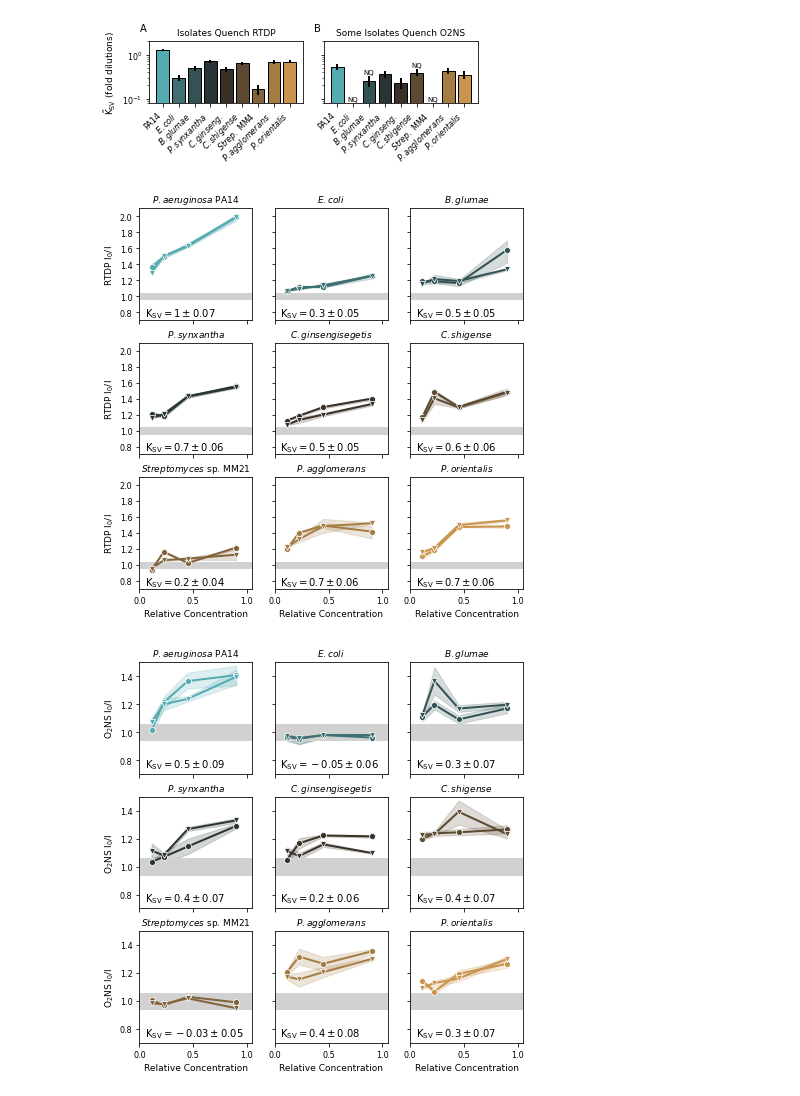
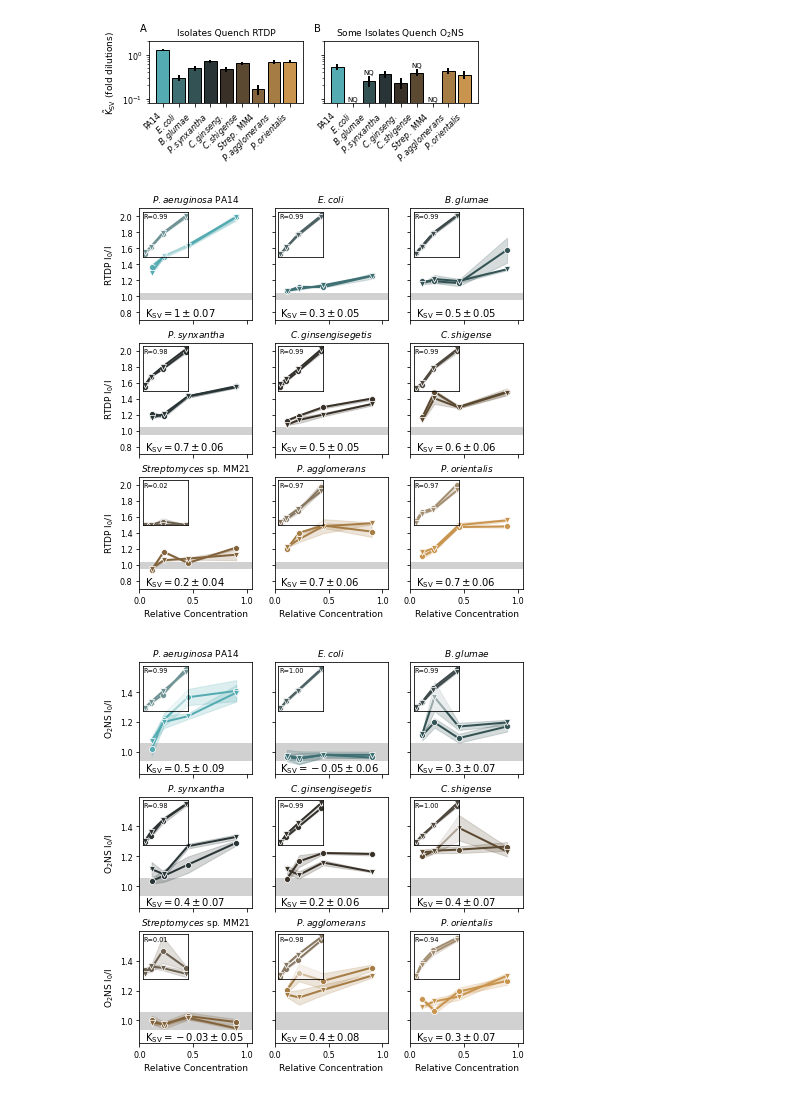
Before and after one commit to flamholz/secretions_quench_o2sensors, a Jupyter notebook: notebooks/AllFigures.ipynb, the cells around one changed output. Drawn from its saved outputs; the diff is of its cells as text; code cells hidden in the pictures.

```diff
--- a/notebooks/AllFigures.ipynb
+++ b/notebooks/AllFigures.ipynb
@@ -721,10 +801,31 @@ for ax, n in zip(axs.flatten(), isolates_plot_order):
     ax.set_ylabel('RTDP $I_0/I$')
     ax.text(0.05, 0.75, ksv_str)
 
+    # Inset axes show the fluorescence before RTDP addition
+    axins = inset_axes(ax, width="40%", height="40%", loc=2)
+    axins.patch.set_alpha(0.5)
+    my_df = pre_rtdp_isolates[pre_rtdp_isolates.name == n]
+    res = stats.pearsonr(my_df.concentration, my_df.blanked_rtdp_fluor)
+    sns.lineplot(data=my_df, x='concentration', y='blanked_rtdp_fluor',
+                 style='replicate', dashes=False,
+                 color=sns.desaturate(strain_color_mapping[n], 0.4),
+                 markers=my_markers, markersize=6, markeredgecolor='w',
+                 ax=axins, legend=False)
+    axins.set_xlabel('')
+    axins.set_ylabel('')
+    ymin, ymax = axins.get_ylim()
+    if ymax < 5: axins.set_ylim(ymin, 5)
+    axins.set_xticks([])
+    axins.set_yticks([])
+    axins.text(0.02, 0.85, 'R={0:.2f}'.format(res[0]), fontsize=6.5, transform=axins.transAxes)
+
+
 plt.savefig('../figures/figS7_rtdp_traces.png', dpi=600, facecolor='w')
+plt.savefig('../figures/figS7_rtdp_traces.pdf', dpi=300, facecolor='w')
+
 plt.show()
 # %% [output]
-[figure, old version]
+[figure, new version]
 # %%
 # Figure 2S2 - O2NS quenching traces.
 # Strains + O2NS in minimal media
@@ -732,36 +833,53 @@ fig, axs = plt.subplots(figsize=(6.875, 7), nrows=3, ncols=3,
                         sharex='col', sharey='row')
 
 names2plot = 'EC WT,PA14 WT'.split(',')
 means = post_o2ns_isolates.groupby('name').mean()
 stds = post_o2ns_isolates.groupby('name').std()
 cv_pt_dye_alone = (stds.loc['O2NS', 'blanked_pt_fluor'] /
                      means.loc['O2NS', 'blanked_pt_fluor'])
 my_markers = markers[:2]
 
 for ax, n in zip(axs.flatten(), isolates_plot_order):
     ax.axhspan(1.0 - cv_pt_dye_alone, 1.0 + cv_pt_dye_alone, color=greys[1])
     my_df = post_o2ns_isolates[post_o2ns_isolates.name == n]
     sns.lineplot(data=my_df, x='concentration', y='F0_F_ratio',
                  style='replicate', dashes=False,
                  color=strain_color_mapping[n], markers=my_markers,
                  markersize=6, markeredgecolor='w', ax=ax, legend=False)
 
     fit_ksv = o2ns_isolate_fits_mm.loc[n]
     ksv_str = '$K_{{SV}} = {0:0.1g} \pm {1:0.1g}$'.format(
         fit_ksv['K_SV'], fit_ksv['K_SV err'])
     ax.set_title(names_df.loc[n].title)
     ax.set_xticks(np.arange(0, 1.1, 0.5))
     ax.set_yticks(np.arange(0.8, 1.6, 0.2))
-    ax.set_ylim(0.7, 1.5)
+    ax.set_ylim(0.85, 1.6)
     ax.set_xlim(0, 1.05)
     ax.set_xlabel('Relative Concentration')
     ax.set_ylabel('$O_2NS$ $I_0/I$')
-    ax.text(0.05, 0.75, ksv_str)
+    ax.text(0.05, 0.87, ksv_str)
+
+    # Inset axes show the fluorescence before O2NS addition
+    axins = inset_axes(ax, width="40%", height="40%", loc=2)
+    axins.patch.set_alpha(0.5)
+    my_df = pre_o2ns_isolates[pre_o2ns_isolates.name == n]
+    res = stats.pearsonr(my_df.concentration, my_df.blanked_pt_fluor)
+    sns.lineplot(data=my_df, x='concentration', y='blanked_pt_fluor',
+                 style='replicate', dashes=False,
+                 color=sns.desaturate(strain_color_mapping[n], 0.4),
+                 markers=my_markers, markersize=6, markeredgecolor='w',
+                 ax=axins, legend=False)
+    axins.set_xlabel('')
+    axins.set_ylabel('')
+    axins.set_xticks([])
+    axins.set_yticks([])
+    axins.text(0.02, 0.85, 'R={0:.2f}'.format(res[0]), fontsize=6.5, transform=axins.transAxes)
 
 plt.savefig('../figures/figS8_O2NS_traces.png', dpi=600, facecolor='w')
+plt.savefig('../figures/figS8_O2NS_traces.pdf', dpi=300, facecolor='w')
 plt.show()
 # %% [output]
-[figure, old version]
+[figure, new version]
 # %%
 fig, axs = plt.subplots(figsize=(6.875, 2.5), ncols=2, sharey=True)
 
```
Also changed, not shown: parts of 13 cells of this notebook, 6 other files.
